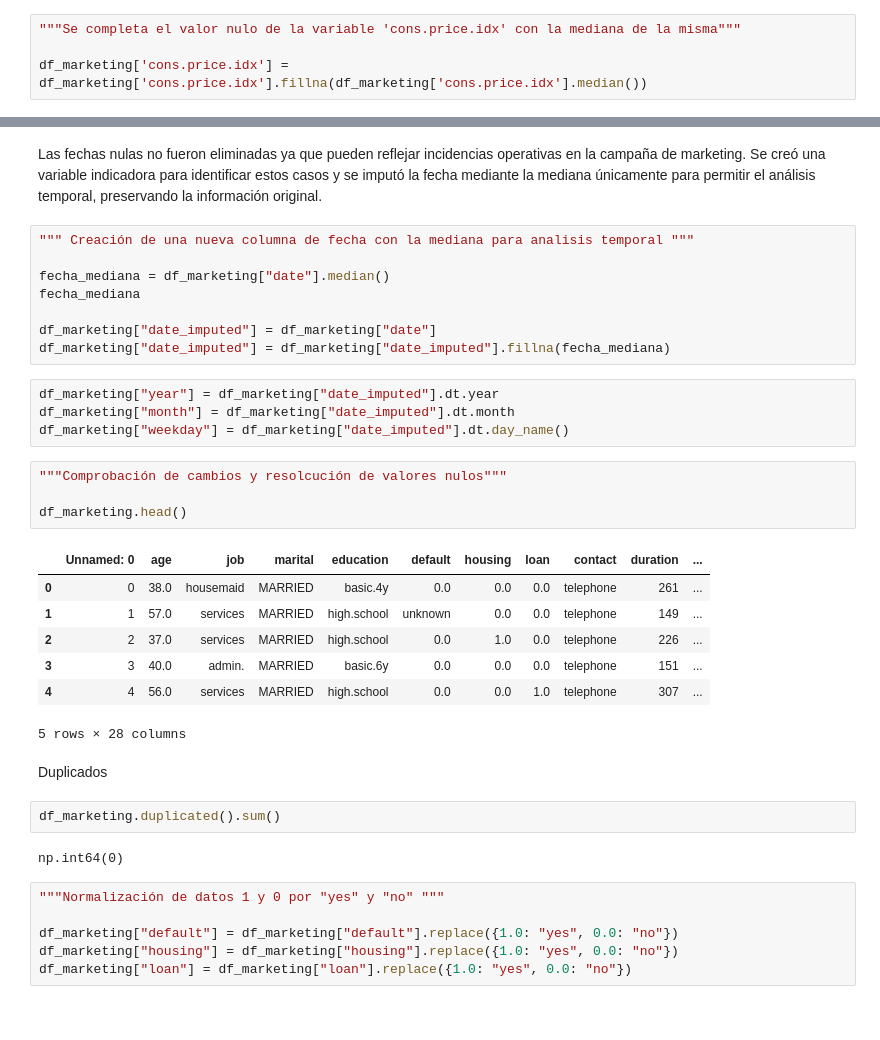
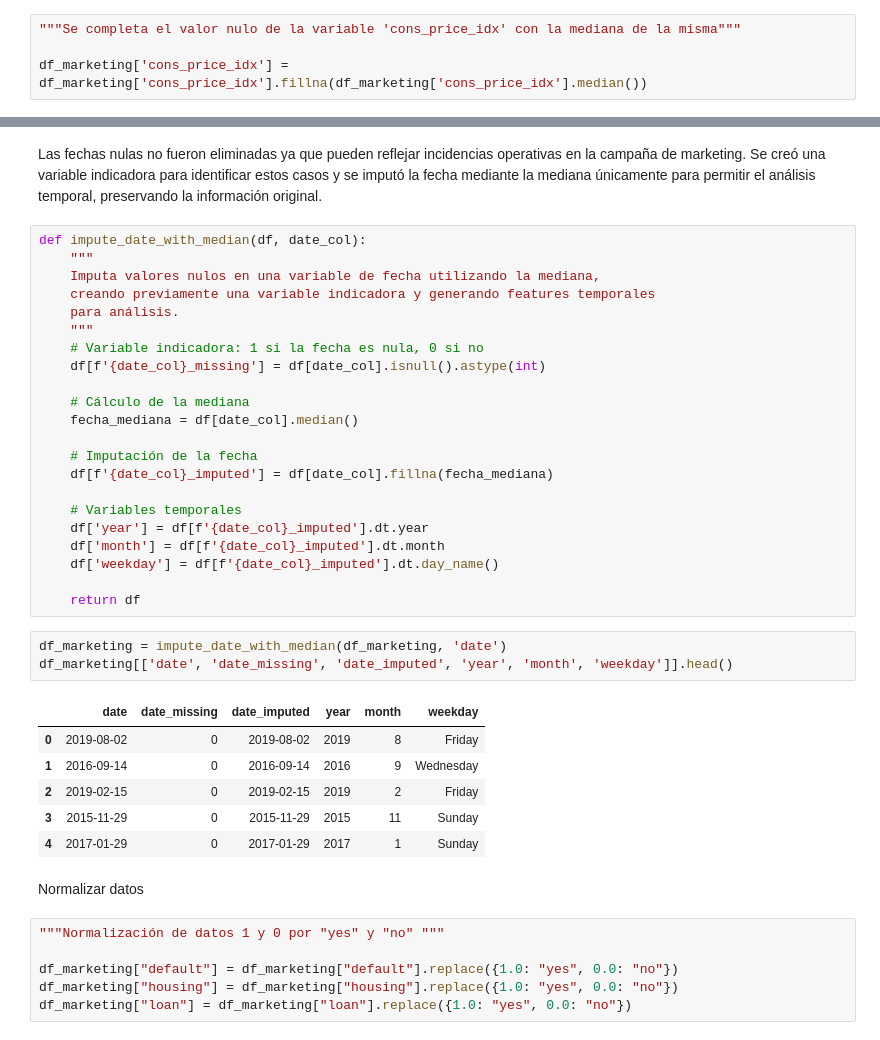
Before and after one commit to Carlagallo/EDA---MARKETING, a Jupyter notebook: Notebook/01-Analisis_preeliminar.ipynb, the cells around one changed output, grey strips where cells are left out. Drawn from its saved outputs; the diff is of its cells as text.

```diff
--- a/Notebook/01-Analisis_preeliminar.ipynb
+++ b/Notebook/01-Analisis_preeliminar.ipynb
@@ -172,6 +208,6 @@ df_marketing['cons.price.idx'] = pd.to_numeric(df_marketing['cons.price.idx'], e
 # %%
-"""Se completa el valor nulo de la variable 'cons.price.idx' con la mediana de la misma"""
+"""Se completa el valor nulo de la variable 'cons_price_idx' con la mediana de la misma"""
 
-df_marketing['cons.price.idx'] = df_marketing['cons.price.idx'].fillna(df_marketing['cons.price.idx'].median())
+df_marketing['cons_price_idx'] = df_marketing['cons_price_idx'].fillna(df_marketing['cons_price_idx'].median())
 # %%
 df_marketing.isnull().sum()
@@ -271,36 +282,40 @@ np.int64(248)
 # %% [markdown]
 Las fechas nulas no fueron eliminadas ya que pueden reflejar incidencias operativas en la campaña de marketing.
 Se creó una variable indicadora para identificar estos casos y se imputó la fecha mediante la mediana únicamente para permitir el análisis temporal, preservando la información original.
-# %%
-""" Creación de una nueva columna de fecha con la mediana para analisis temporal """
-
-fecha_mediana = df_marketing["date"].median()
-fecha_mediana
-
-df_marketing["date_imputed"] = df_marketing["date"]
-df_marketing["date_imputed"] = df_marketing["date_imputed"].fillna(fecha_mediana)
-# %%
-df_marketing["year"] = df_marketing["date_imputed"].dt.year
-df_marketing["month"] = df_marketing["date_imputed"].dt.month
-df_marketing["weekday"] = df_marketing["date_imputed"].dt.day_name()
-# %%
-"""Comprobación de cambios y resolcución de valores nulos"""
-
-df_marketing.head()
-# %% [output]
-|  | Unnamed: 0 | age | job | marital | education | default | housing | loan | contact | duration | ... |
-| 0 | 0 | 38.0 | housemaid | MARRIED | basic.4y | 0.0 | 0.0 | 0.0 | telephone | 261 | ... |
-| 1 | 1 | 57.0 | services | MARRIED | high.school | unknown | 0.0 | 0.0 | telephone | 149 | ... |
-| 2 | 2 | 37.0 | services | MARRIED | high.school | 0.0 | 1.0 | 0.0 | telephone | 226 | ... |
-| 3 | 3 | 40.0 | admin. | MARRIED | basic.6y | 0.0 | 0.0 | 0.0 | telephone | 151 | ... |
-| 4 | 4 | 56.0 | services | MARRIED | high.school | 0.0 | 0.0 | 1.0 | telephone | 307 | ... |
-5 rows × 28 columns
-# %% [markdown]
-Duplicados
-# %%
-df_marketing.duplicated().sum()
-# %% [output]
-np.int64(0)
+# %%
+def impute_date_with_median(df, date_col):
+    """
+    Imputa valores nulos en una variable de fecha utilizando la mediana,
+    creando previamente una variable indicadora y generando features temporales
+    para análisis.
+    """
+    # Variable indicadora: 1 si la fecha es nula, 0 si no
+    df[f'{date_col}_missing'] = df[date_col].isnull().astype(int)
+
+    # Cálculo de la mediana
+    fecha_mediana = df[date_col].median()
+
+    # Imputación de la fecha
+    df[f'{date_col}_imputed'] = df[date_col].fillna(fecha_mediana)
+
+    # Variables temporales
+    df['year'] = df[f'{date_col}_imputed'].dt.year
+    df['month'] = df[f'{date_col}_imputed'].dt.month
+    df['weekday'] = df[f'{date_col}_imputed'].dt.day_name()
+
+    return df
+# %%
+df_marketing = impute_date_with_median(df_marketing, 'date')
+df_marketing[['date', 'date_missing', 'date_imputed', 'year', 'month', 'weekday']].head()
+# %% [output]
+|  | date | date_missing | date_imputed | year | month | weekday |
+| 0 | 2019-08-02 | 0 | 2019-08-02 | 2019 | 8 | Friday |
+| 1 | 2016-09-14 | 0 | 2016-09-14 | 2016 | 9 | Wednesday |
+| 2 | 2019-02-15 | 0 | 2019-02-15 | 2019 | 2 | Friday |
+| 3 | 2015-11-29 | 0 | 2015-11-29 | 2015 | 11 | Sunday |
+| 4 | 2017-01-29 | 0 | 2017-01-29 | 2017 | 1 | Sunday |
+# %% [markdown]
+Normalizar datos
 # %%
 """Normalización de datos 1 y 0 por "yes" y "no" """
 
```
Also changed, not shown: parts of 46 cells of this notebook, 3 other files.
